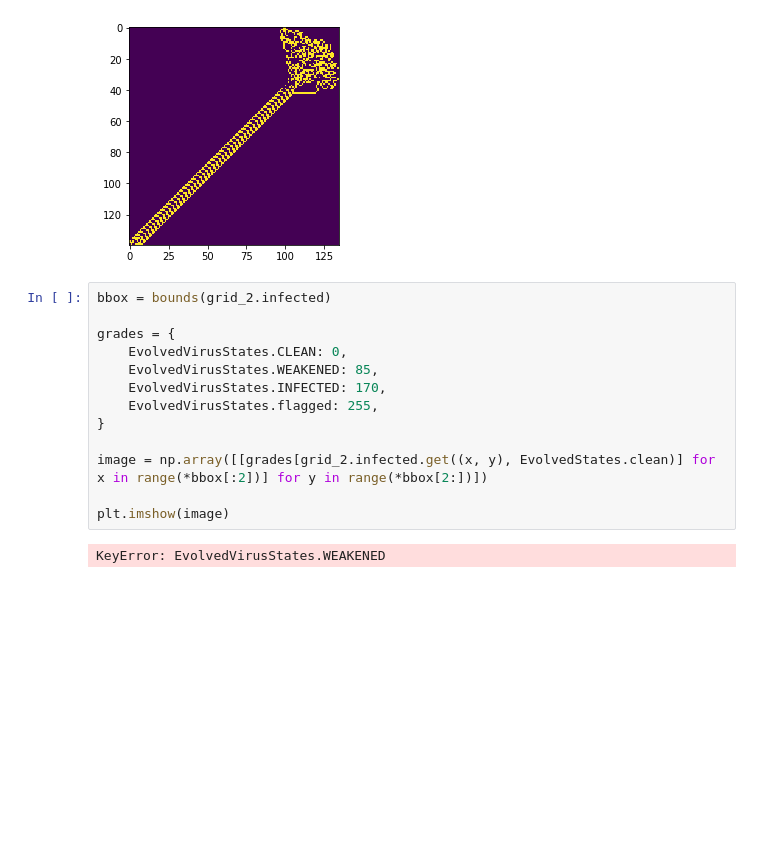
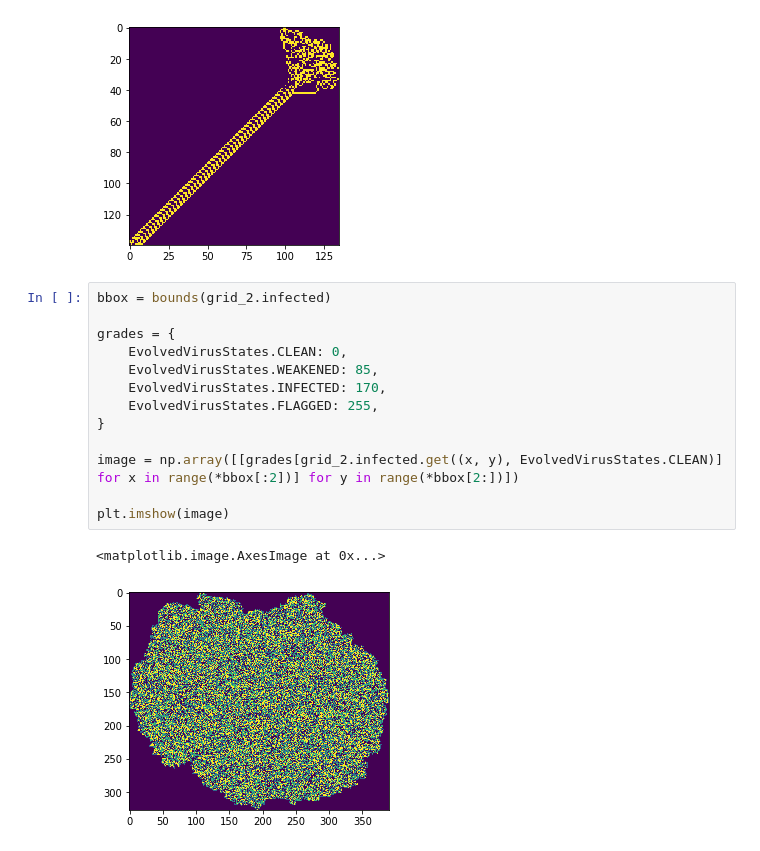
Before and after one commit to mjpieters/adventofcode, a Jupyter notebook: 2017/Day 22.ipynb, the cells around one changed output. Drawn from its saved outputs; the diff is of its cells as text; blank space fills up the shorter version.

```diff
--- a/2017/Day 22.ipynb
+++ b/2017/Day 22.ipynb
@@ -111,15 +111,16 @@ plt.imshow(image)
 # %%
 bbox = bounds(grid_2.infected)
 
 grades = {
     EvolvedVirusStates.CLEAN: 0,
     EvolvedVirusStates.WEAKENED: 85,
     EvolvedVirusStates.INFECTED: 170,
-    EvolvedVirusStates.flagged: 255,
+    EvolvedVirusStates.FLAGGED: 255,
 }
 
-image = np.array([[grades[grid_2.infected.get((x, y), EvolvedStates.clean)] for x in range(*bbox[:2])] for y in range(*bbox[2:])])
+image = np.array([[grades[grid_2.infected.get((x, y), EvolvedVirusStates.CLEAN)] for x in range(*bbox[:2])] for y in range(*bbox[2:])])
 
 plt.imshow(image)
 # %% [output]
-KeyError: EvolvedVirusStates.WEAKENED
+<matplotlib.image.AxesImage at 0x...>
+[figure, added]
```
